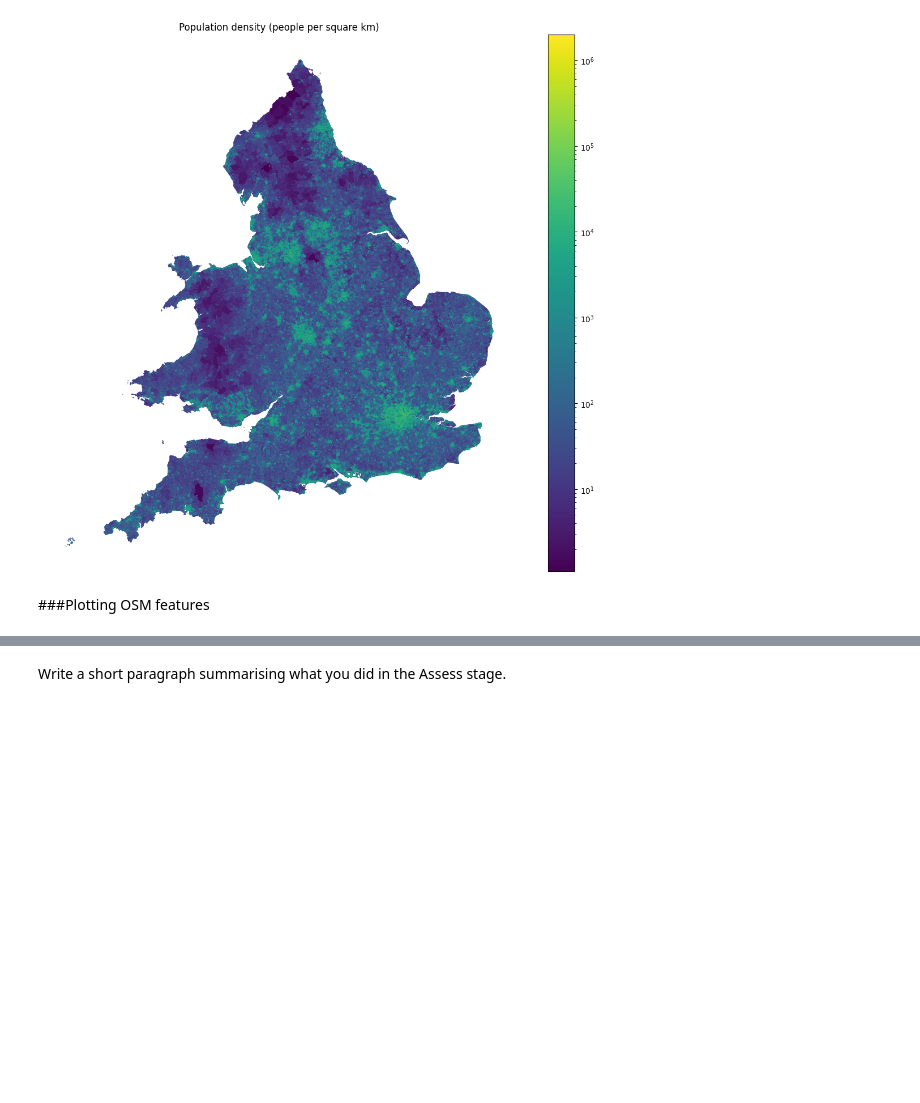
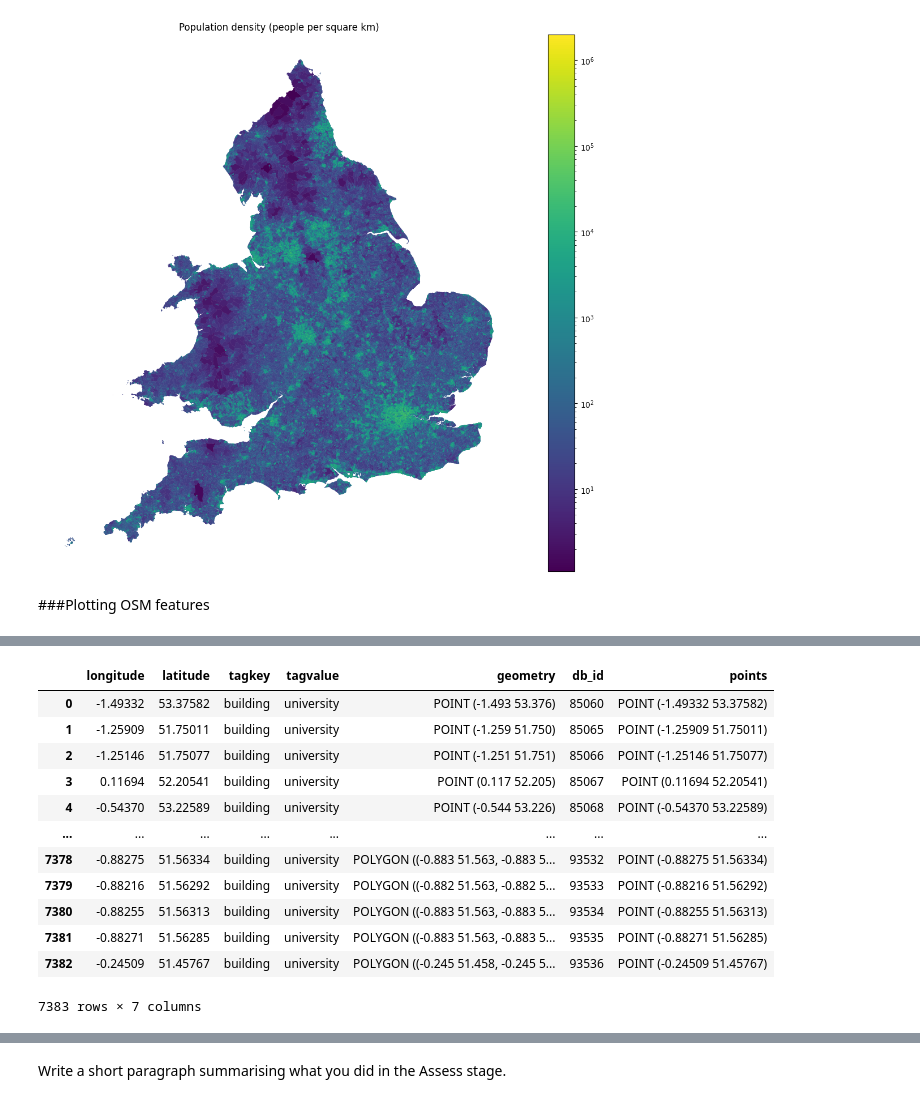
Before and after one commit to ClaireCooper/cjc233_ads_2024, a Jupyter notebook: notebooks/ads_course_assessment.ipynb, the cells around one changed output, grey strips where cells are left out. Saved outputs shown, nothing was run; the diff lists cells and outputs as text; code cells hidden in the pictures; blank space fills up the shorter version.

```diff
--- a/notebooks/ads_course_assessment.ipynb
+++ b/notebooks/ads_course_assessment.ipynb
@@ -762,2 +776,19 @@ osm_gdf = fynesse.assess.gdf_from_df_with_lat_lon(df_osm, 'latitude', 'longitude
+# %%
+osm_df['points'] = geometry=gpd.points_from_xy(osm_df['longitude'], osm_df['latitude'])
+osm_df.set_geometry('points')
+# %% [output]
+|  | longitude | latitude | tagkey | tagvalue | geometry | db_id | points |
+| 0 | -1.49332 | 53.37582 | building | university | POINT (-1.493 53.376) | 85060 | POINT (-1.49332 53.37582) |
+| 1 | -1.25909 | 51.75011 | building | university | POINT (-1.259 51.750) | 85065 | POINT (-1.25909 51.75011) |
+| 2 | -1.25146 | 51.75077 | building | university | POINT (-1.251 51.751) | 85066 | POINT (-1.25146 51.75077) |
+| 3 | 0.11694 | 52.20541 | building | university | POINT (0.117 52.205) | 85067 | POINT (0.11694 52.20541) |
+| 4 | -0.54370 | 53.22589 | building | university | POINT (-0.544 53.226) | 85068 | POINT (-0.54370 53.22589) |
+| ... | ... | ... | ... | ... | ... | ... | ... |
+| 7378 | -0.88275 | 51.56334 | building | university | POLYGON ((-0.883 51.563, -0.883 5... | 93532 | POINT (-0.88275 51.56334) |
+| 7379 | -0.88216 | 51.56292 | building | university | POLYGON ((-0.882 51.563, -0.882 5... | 93533 | POINT (-0.88216 51.56292) |
+| 7380 | -0.88255 | 51.56313 | building | university | POLYGON ((-0.883 51.563, -0.883 5... | 93534 | POINT (-0.88255 51.56313) |
+| 7381 | -0.88271 | 51.56285 | building | university | POLYGON ((-0.883 51.563, -0.883 5... | 93535 | POINT (-0.88271 51.56285) |
+| 7382 | -0.24509 | 51.45767 | building | university | POLYGON ((-0.245 51.458, -0.245 5... | 93536 | POINT (-0.24509 51.45767) |
+7383 rows × 7 columns
 # %%
 fig, ax = plt.subplots()
```
Also changed, not shown: parts of 5 cells of this notebook.
